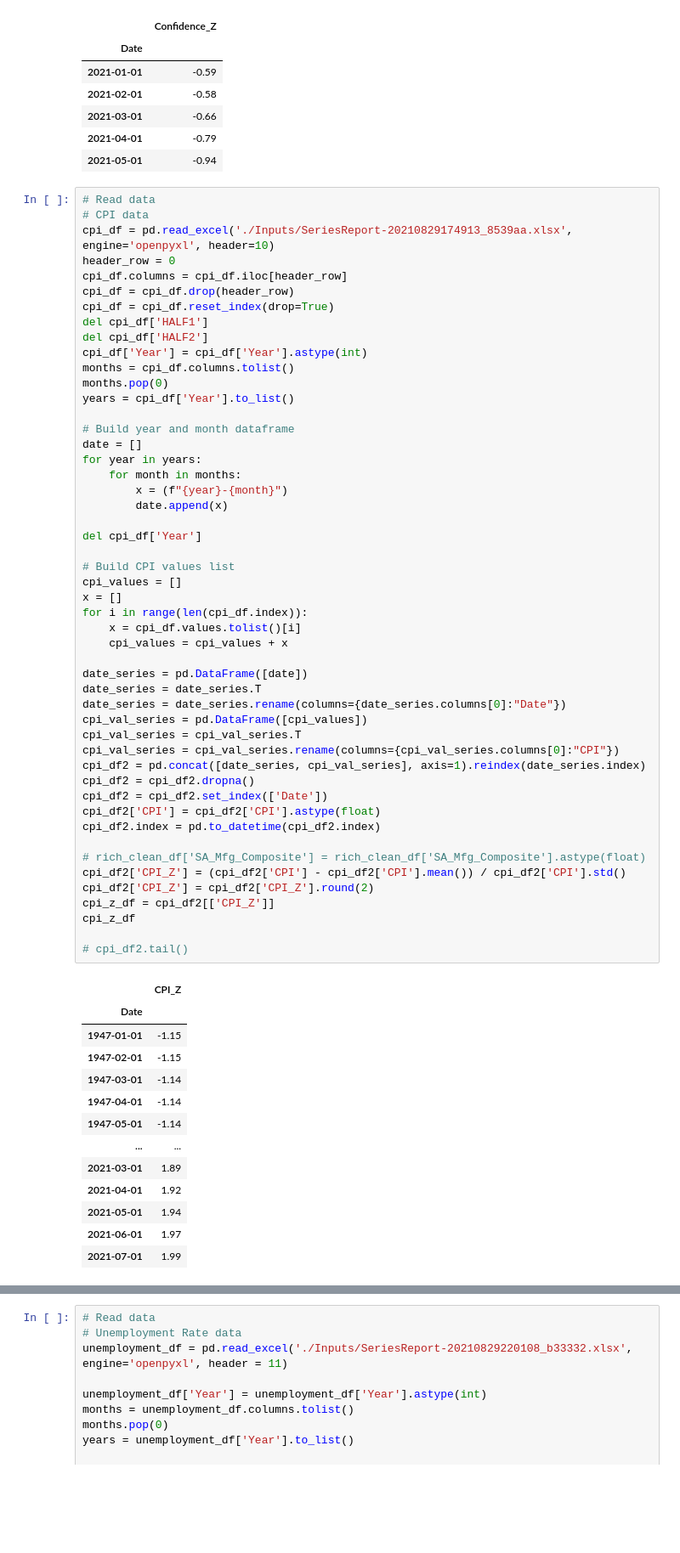
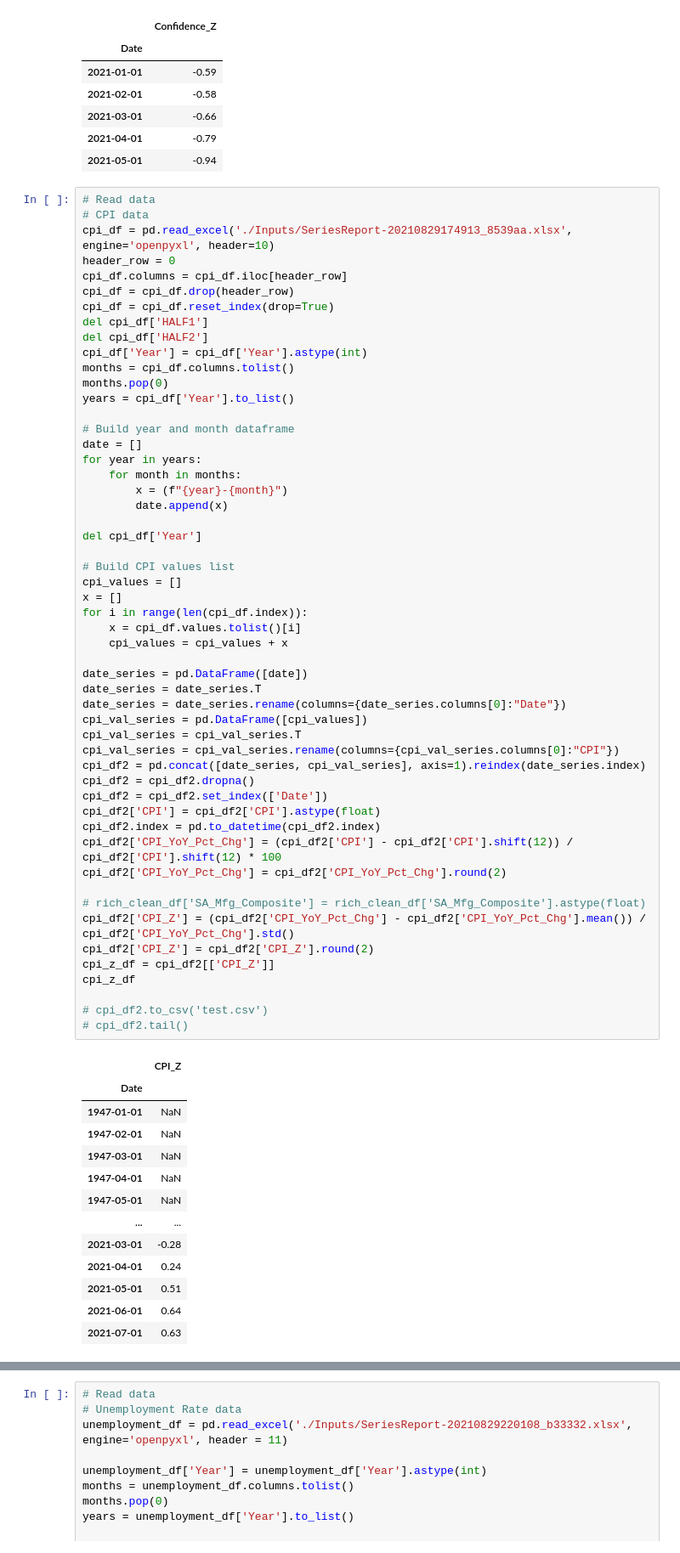
Before and after one commit to obsessedquant/GeoLocation-Vs-Covid-Analysis-and-Visualization, a Jupyter notebook: sam/Economic_Indicators.ipynb, the cells around one changed output, grey strips where cells are left out. Shown at 85% size. Saved outputs shown, nothing was run; the diff lists cells and outputs as text; blank space fills up the shorter version.

```diff
--- a/sam/Economic_Indicators.ipynb
+++ b/sam/Economic_Indicators.ipynb
@@ -299,45 +299,48 @@ for year in years:
 del cpi_df['Year']
 
 # Build CPI values list
 cpi_values = []
 x = []
 for i in range(len(cpi_df.index)):
     x = cpi_df.values.tolist()[i]
     cpi_values = cpi_values + x
 
 date_series = pd.DataFrame([date])
 date_series = date_series.T
 date_series = date_series.rename(columns={date_series.columns[0]:"Date"})
 cpi_val_series = pd.DataFrame([cpi_values])
 cpi_val_series = cpi_val_series.T
 cpi_val_series = cpi_val_series.rename(columns={cpi_val_series.columns[0]:"CPI"})
 cpi_df2 = pd.concat([date_series, cpi_val_series], axis=1).reindex(date_series.index)
 cpi_df2 = cpi_df2.dropna()
 cpi_df2 = cpi_df2.set_index(['Date'])
 cpi_df2['CPI'] = cpi_df2['CPI'].astype(float)
 cpi_df2.index = pd.to_datetime(cpi_df2.index)
+cpi_df2['CPI_YoY_Pct_Chg'] = (cpi_df2['CPI'] - cpi_df2['CPI'].shift(12)) / cpi_df2['CPI'].shift(12) * 100
+cpi_df2['CPI_YoY_Pct_Chg'] = cpi_df2['CPI_YoY_Pct_Chg'].round(2)
 
 # rich_clean_df['SA_Mfg_Composite'] = rich_clean_df['SA_Mfg_Composite'].astype(float)
-cpi_df2['CPI_Z'] = (cpi_df2['CPI'] - cpi_df2['CPI'].mean()) / cpi_df2['CPI'].std()
+cpi_df2['CPI_Z'] = (cpi_df2['CPI_YoY_Pct_Chg'] - cpi_df2['CPI_YoY_Pct_Chg'].mean()) / cpi_df2['CPI_YoY_Pct_Chg'].std()
 cpi_df2['CPI_Z'] = cpi_df2['CPI_Z'].round(2)
 cpi_z_df = cpi_df2[['CPI_Z']]
 cpi_z_df
 
+# cpi_df2.to_csv('test.csv')
 # cpi_df2.tail()
 # %% [output]
 |  | CPI_Z |
 | Date |  |
-| 1947-01-01 | -1.15 |
-| 1947-02-01 | -1.15 |
-| 1947-03-01 | -1.14 |
-| 1947-04-01 | -1.14 |
-| 1947-05-01 | -1.14 |
+| 1947-01-01 | NaN |
+| 1947-02-01 | NaN |
+| 1947-03-01 | NaN |
+| 1947-04-01 | NaN |
+| 1947-05-01 | NaN |
 | ... | ... |
-| 2021-03-01 | 1.89 |
-| 2021-04-01 | 1.92 |
-| 2021-05-01 | 1.94 |
-| 2021-06-01 | 1.97 |
-| 2021-07-01 | 1.99 |
+| 2021-03-01 | -0.28 |
+| 2021-04-01 | 0.24 |
+| 2021-05-01 | 0.51 |
+| 2021-06-01 | 0.64 |
+| 2021-07-01 | 0.63 |
 895 rows × 1 columns
 # %%
 # Read data
```
Also changed, not shown: parts of 16 cells of this notebook, 1 other file.
